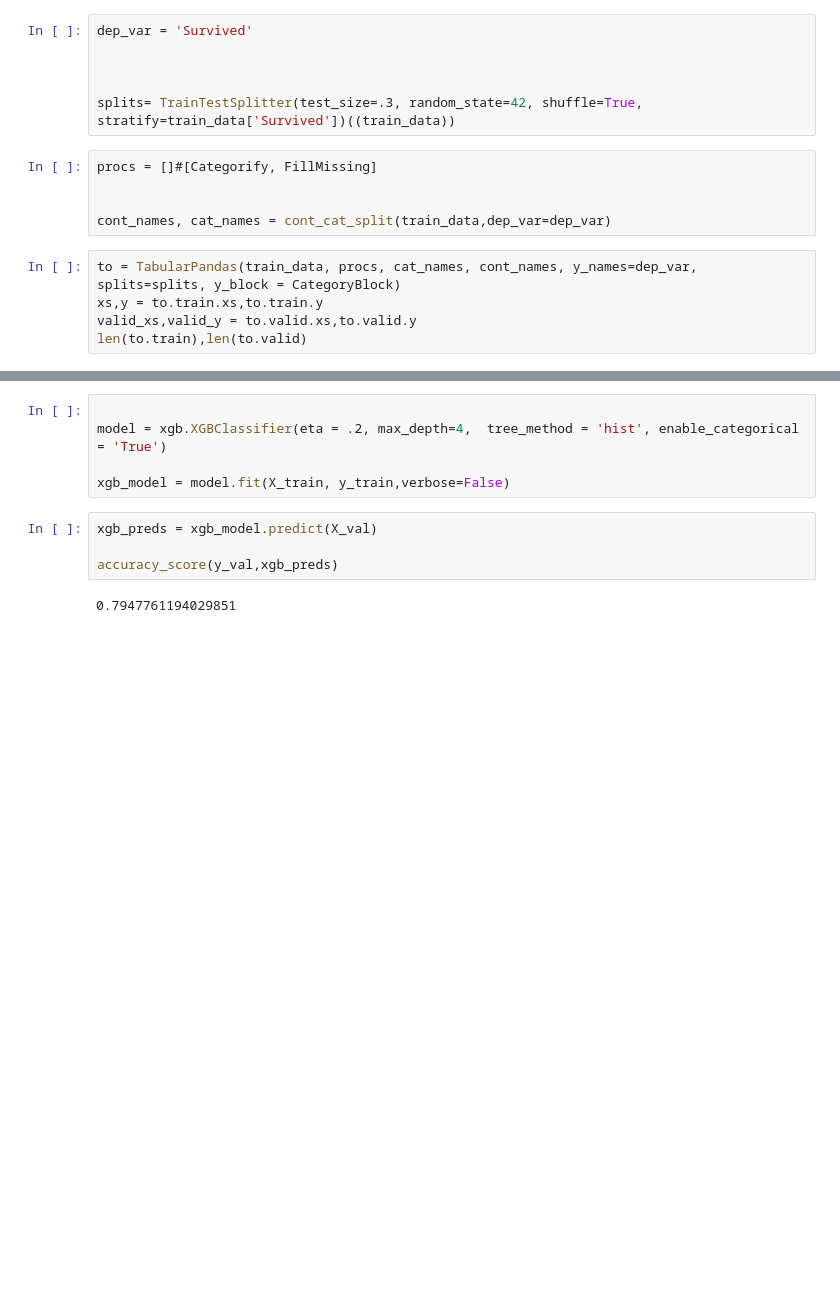
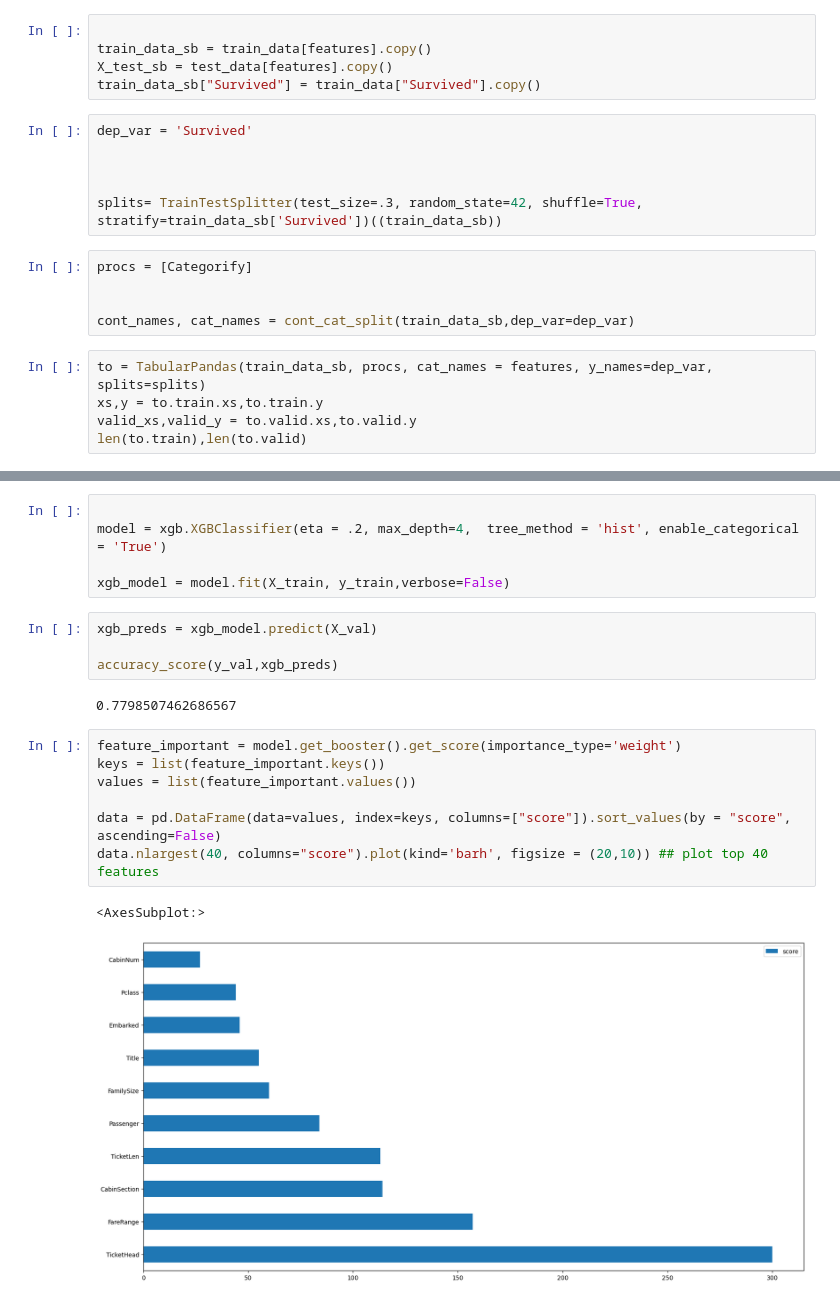
Before and after one commit to sachdva/Titanic, a Jupyter notebook: Titanic_Fastai.ipynb, the cells around one changed output, grey strips where cells are left out. Drawn from its saved outputs; the diff is of its cells as text; blank space fills up the shorter version.

```diff
--- a/Titanic_Fastai.ipynb
+++ b/Titanic_Fastai.ipynb
@@ -265,16 +296,21 @@ X_train["Survived"]= train_data["Survived"]
+# %%
+
+train_data_sb = train_data[features].copy()
+X_test_sb = test_data[features].copy()
+train_data_sb["Survived"] = train_data["Survived"].copy()
 # %%
 dep_var = 'Survived'
 
 
 
-splits= TrainTestSplitter(test_size=.3, random_state=42, shuffle=True, stratify=train_data['Survived'])((train_data))
+splits= TrainTestSplitter(test_size=.3, random_state=42, shuffle=True, stratify=train_data_sb['Survived'])((train_data_sb))
 # %%
-procs = []#[Categorify, FillMissing]
+procs = [Categorify]
 
 
-cont_names, cat_names = cont_cat_split(train_data,dep_var=dep_var)
+cont_names, cat_names = cont_cat_split(train_data_sb,dep_var=dep_var)
 # %%
-to = TabularPandas(train_data, procs, cat_names, cont_names, y_names=dep_var, splits=splits, y_block = CategoryBlock)
+to = TabularPandas(train_data_sb, procs, cat_names = features, y_names=dep_var, splits=splits)
 xs,y = to.train.xs,to.train.y
 valid_xs,valid_y = to.valid.xs,to.valid.y
 len(to.train),len(to.valid)
@@ -302,5 +329,15 @@ xgb_preds = xgb_model.predict(X_val)
 
 accuracy_score(y_val,xgb_preds)
 # %% [output]
-0.7947761194029851
+0.7798507462686567
+# %%
+feature_important = model.get_booster().get_score(importance_type='weight')
+keys = list(feature_important.keys())
+values = list(feature_important.values())
+
+data = pd.DataFrame(data=values, index=keys, columns=["score"]).sort_values(by = "score", ascending=False)
+data.nlargest(40, columns="score").plot(kind='barh', figsize = (20,10)) ## plot top 40 features
+# %% [output]
+<AxesSubplot:>
+[figure, added]
 # %%
```
Also changed, not shown: parts of 16 cells of this notebook.
